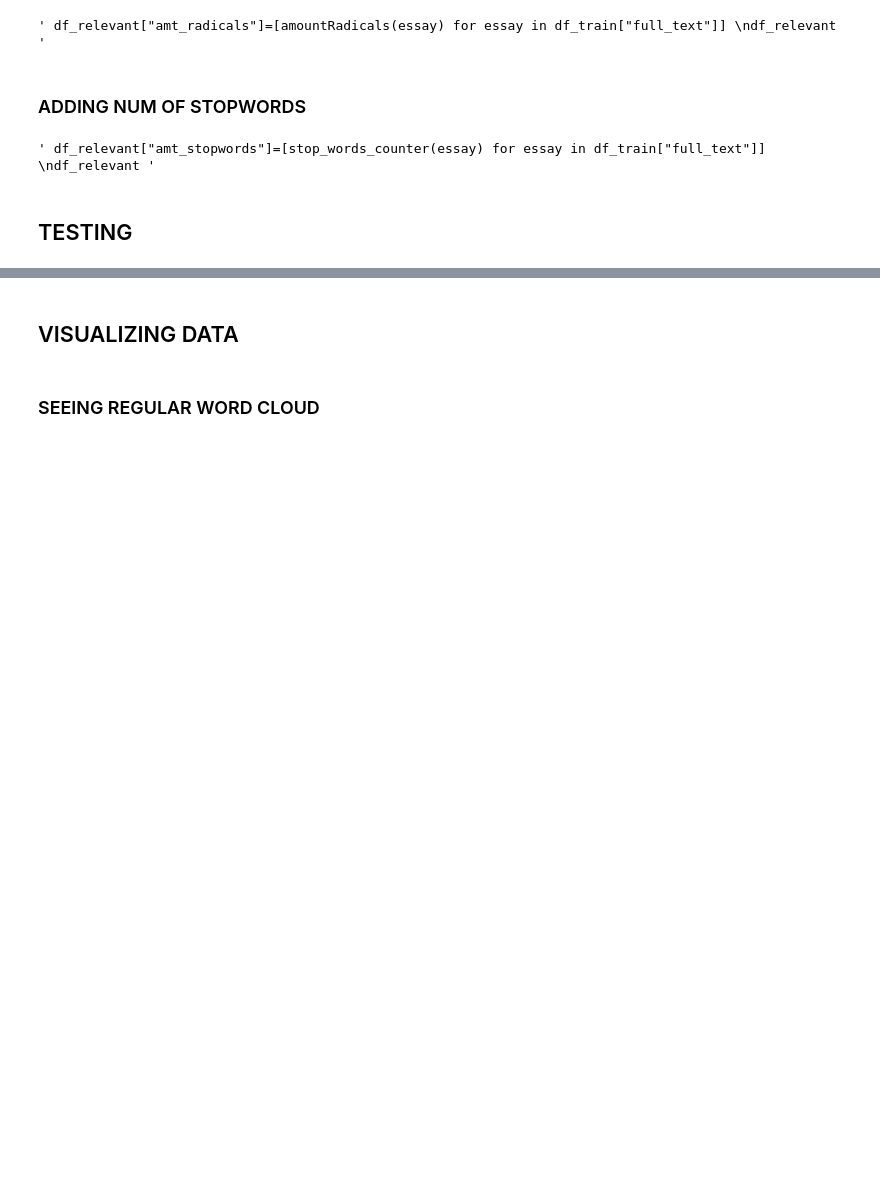
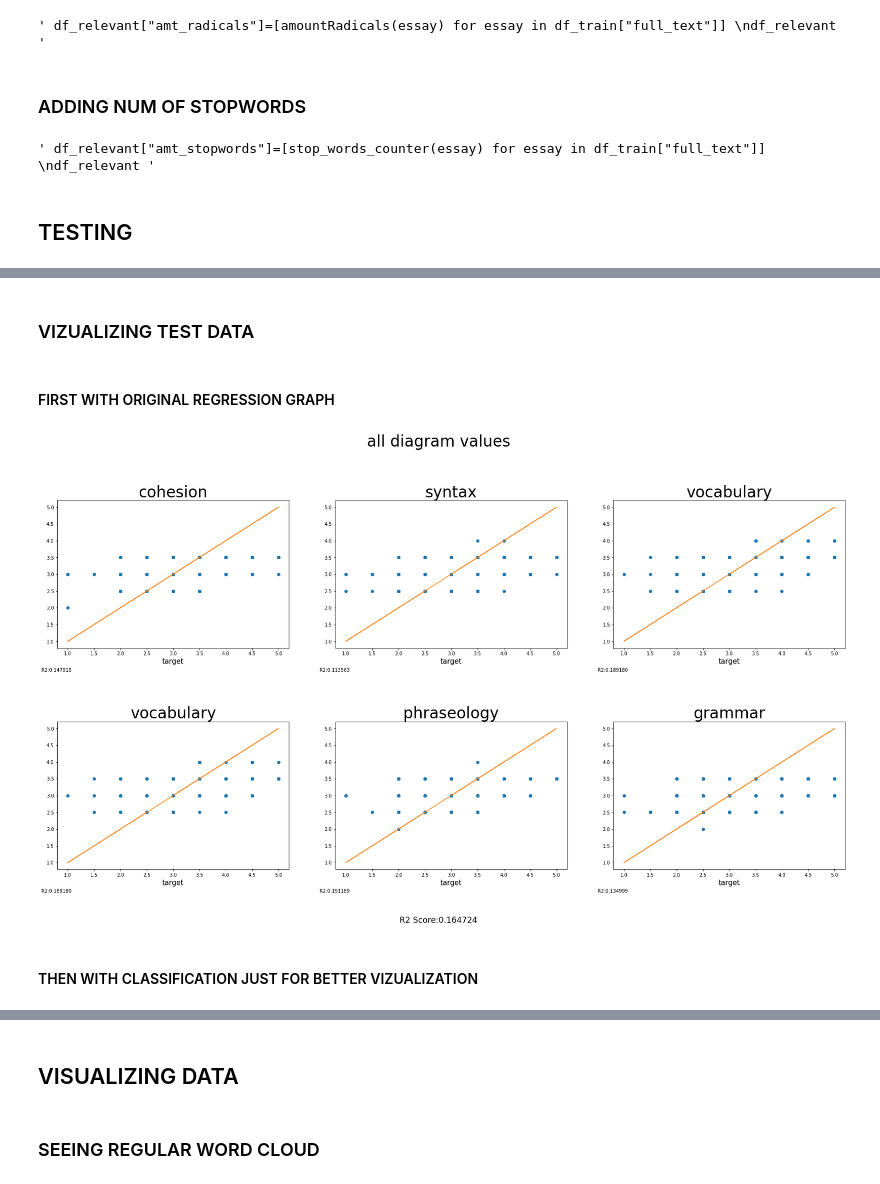
Before and after one commit to leofrio/English-Proficiency-Repository, a Jupyter notebook: doingit.ipynb, the cells around one changed output, grey strips where cells are left out. Saved outputs shown, nothing was run; the diff lists cells and outputs as text; code cells hidden in the pictures; blank space fills up the shorter version.

Commit message:
adding test and better visualization

```diff
--- a/doingit.ipynb
+++ b/doingit.ipynb
@@ -437,0 +517,4 @@ first
+# %%
+model=MultiOutputRegressor(RandomForestRegressor(max_depth=100))
+# %%
+predictions_sample=cross_val_predict(model,X_sample,y_sample,cv=10,n_jobs=6)
@@ -437,0 +527,8 @@ first
+# %%
+aux=[]
+for multiarr in predictions_sample:
+    subaux=[]
+    for pred in multiarr:
+        subaux.append(padronizingpred(pred))
+    aux.append(subaux)
+aux
@@ -437,0 +553,3 @@ first
+# %%
+predictions_sample=aux
+predictions_sample
@@ -437,0 +574,38 @@ first
+# %% [markdown]
+### VIZUALIZING TEST DATA
+# %% [markdown]
+#### FIRST WITH ORIGINAL REGRESSION GRAPH
+# %%
+arrs=[
+    (["Pred"] *6)+(["Real"] * 6),
+    target_names.copy() + target_names.copy()
+]
+scaler=StandardScaler()
+tarrs=zip(arrs[0],arrs[1])
+predictions_index=pd.MultiIndex.from_tuples(tarrs)
+pred_and_y=np.concatenate((predictions_sample,y_sample.to_numpy()),axis=1)
+compares=pd.DataFrame(pred_and_y,columns=predictions_index)
+fig,ax =plt.subplots(2,3)
+fig.suptitle("all diagram values",size=33)
+fig.set_figwidth(30)
+fig.set_figheight(15)
+dimX=ax.shape[0]
+dimY=ax.shape[1]
+r2=r2_score(y_sample,predictions_sample,multioutput='uniform_average')
+ir2=r2_score(y_sample,predictions_sample,multioutput='raw_values')
+fig.text(0.5,0.02,"R2 Score:%f"%r2,fontsize="xx-large",ha='center')
+for i in range(dimX):
+    for j in range(dimY) :
+        oneDIndex=(i*dimX)+j
+        ax[i,j].plot(compares['Real'][target_names[oneDIndex]],compares['Pred'][target_names[oneDIndex]],"o")
+        ax[i,j].set_title(target_names[oneDIndex],size=33)
+        ax[i,j].set_xlabel("target",size=15)
+        m,b=np.polyfit(y_sample[target_names[oneDIndex]],y_sample[target_names[oneDIndex]],deg=1)
+        ax[i,j].plot(y_sample[target_names[oneDIndex]],m*y_sample[target_names[oneDIndex]]+b)
+        ax[i,j].text(x=0.5,y=-0.1,s="R2:%f" % ir2[oneDIndex])
+fig.align_labels()
+fig.subplots_adjust(top=0.85,hspace=0.5)
+# %% [output]
+[figure, added]
+# %% [markdown]
+#### THEN WITH CLASSIFICATION JUST FOR BETTER VIZUALIZATION
```
Also changed, not shown: parts of 57 cells of this notebook, 4 other files.
